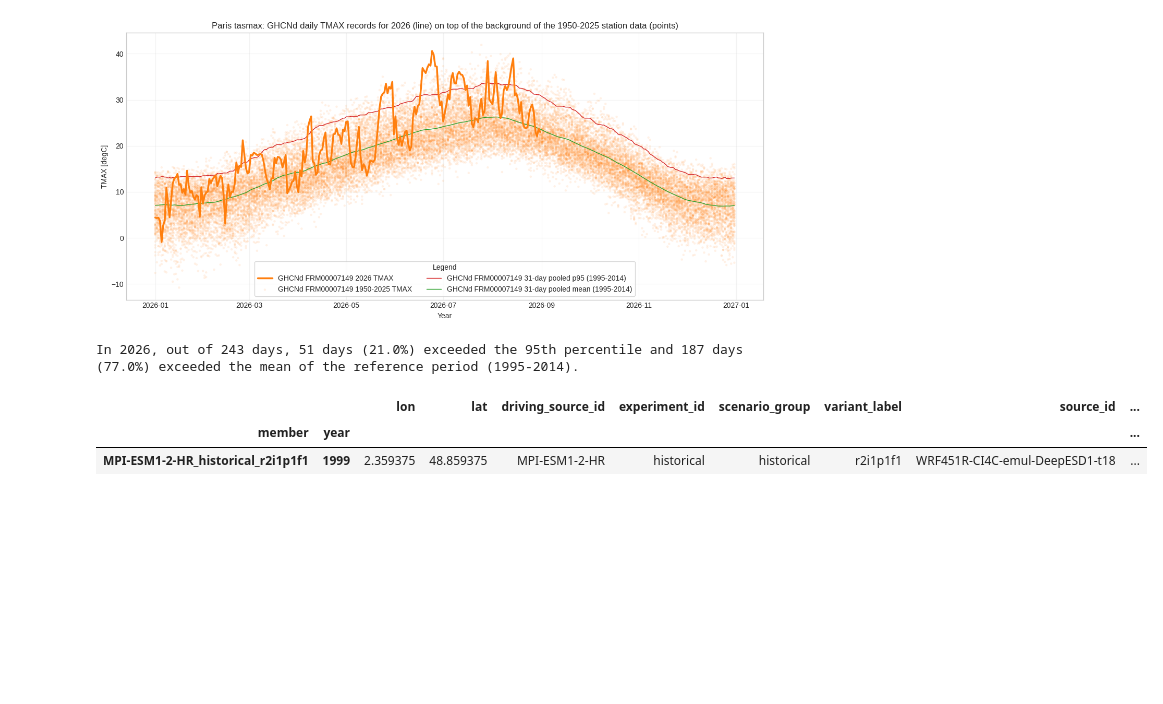
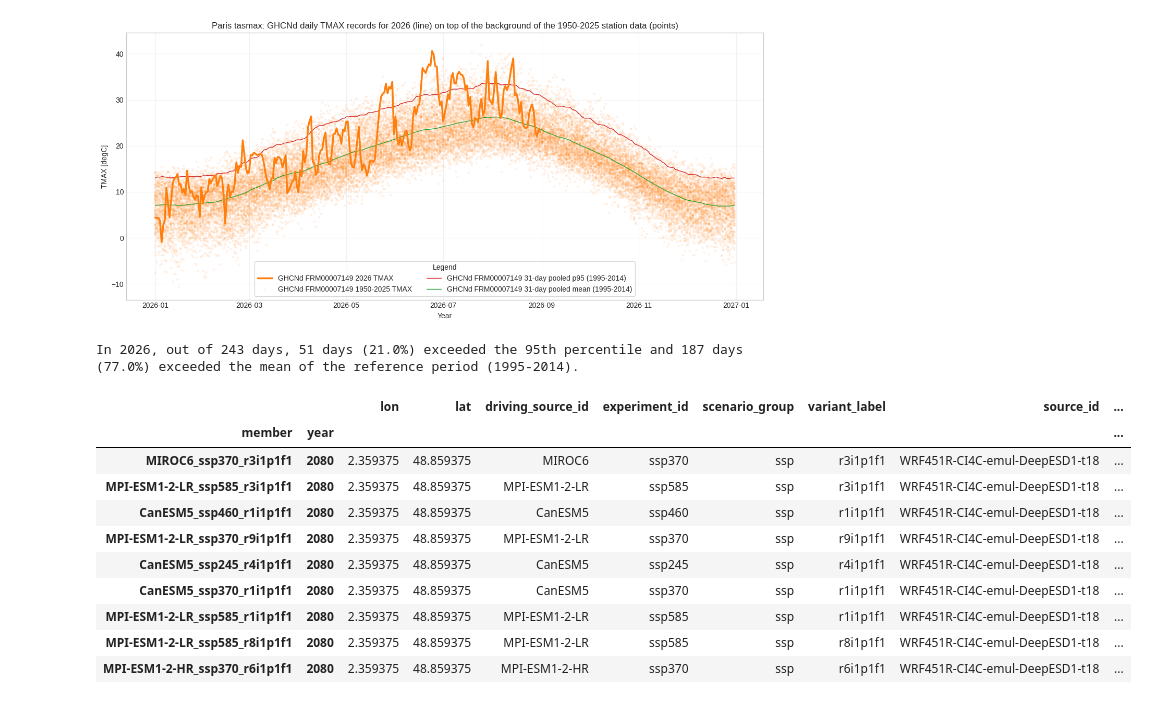
Before and after one commit to jesusff/T33-Emulator-hub, a Jupyter notebook: notebooks/city_level_emulator_ensemble_and_observations.ipynb, the cells around one changed output. Saved outputs shown, nothing was run; the diff lists cells and outputs as text; code cells hidden in the pictures; blank space fills up the shorter version.

```diff
--- a/notebooks/city_level_emulator_ensemble_and_observations.ipynb
+++ b/notebooks/city_level_emulator_ensemble_and_observations.ipynb
@@ -593,18 +608,28 @@ print(
 [figure]
 In 2026, out of 243 days, 51 days (21.0%) exceeded the 95th percentile and 187 days (77.0%) exceeded the mean of the reference period (1995-2014).
 # %%
-historical_extremes = (
+search_period = slice(2080, 2080)
+threshold = ghcnd_2026_anomaly
+extremes = (
     anomaly_metric
-    .sel(year=REFERENCE_PERIOD)
-    .where(anomaly_metric.sel(year=REFERENCE_PERIOD) > 4, drop=True)
+    .sel(year=search_period)
+    .where(anomaly_metric.sel(year=search_period) > threshold, drop=True)
     .to_dataframe(name="anomaly")
     .dropna()
     .sort_values("anomaly", ascending=False)
 )
 
-historical_extremes
+extremes
 # %% [output]
 |  |  | lon | lat | driving_source_id | experiment_id | scenario_group | variant_label | source_id | ... |
 | member | year |  |  |  |  |  |  |  | ... |
-| MPI-ESM1-2-HR_historical_r2i1p1f1 | 1999 | 2.359375 | 48.859375 | MPI-ESM1-2-HR | historical | historical | r2i1p1f1 | WRF451R-CI4C-emul-DeepESD1-t18 | ... |
+| MIROC6_ssp370_r3i1p1f1 | 2080 | 2.359375 | 48.859375 | MIROC6 | ssp370 | ssp | r3i1p1f1 | WRF451R-CI4C-emul-DeepESD1-t18 | ... |
+| MPI-ESM1-2-LR_ssp585_r3i1p1f1 | 2080 | 2.359375 | 48.859375 | MPI-ESM1-2-LR | ssp585 | ssp | r3i1p1f1 | WRF451R-CI4C-emul-DeepESD1-t18 | ... |
+| CanESM5_ssp460_r1i1p1f1 | 2080 | 2.359375 | 48.859375 | CanESM5 | ssp460 | ssp | r1i1p1f1 | WRF451R-CI4C-emul-DeepESD1-t18 | ... |
+| MPI-ESM1-2-LR_ssp370_r9i1p1f1 | 2080 | 2.359375 | 48.859375 | MPI-ESM1-2-LR | ssp370 | ssp | r9i1p1f1 | WRF451R-CI4C-emul-DeepESD1-t18 | ... |
+| CanESM5_ssp245_r4i1p1f1 | 2080 | 2.359375 | 48.859375 | CanESM5 | ssp245 | ssp | r4i1p1f1 | WRF451R-CI4C-emul-DeepESD1-t18 | ... |
+| CanESM5_ssp370_r1i1p1f1 | 2080 | 2.359375 | 48.859375 | CanESM5 | ssp370 | ssp | r1i1p1f1 | WRF451R-CI4C-emul-DeepESD1-t18 | ... |
+| MPI-ESM1-2-LR_ssp585_r1i1p1f1 | 2080 | 2.359375 | 48.859375 | MPI-ESM1-2-LR | ssp585 | ssp | r1i1p1f1 | WRF451R-CI4C-emul-DeepESD1-t18 | ... |
+| MPI-ESM1-2-LR_ssp585_r8i1p1f1 | 2080 | 2.359375 | 48.859375 | MPI-ESM1-2-LR | ssp585 | ssp | r8i1p1f1 | WRF451R-CI4C-emul-DeepESD1-t18 | ... |
+| MPI-ESM1-2-HR_ssp370_r6i1p1f1 | 2080 | 2.359375 | 48.859375 | MPI-ESM1-2-HR | ssp370 | ssp | r6i1p1f1 | WRF451R-CI4C-emul-DeepESD1-t18 | ... |
 # %%
```
Also changed, not shown: parts of 2 cells of this notebook.
